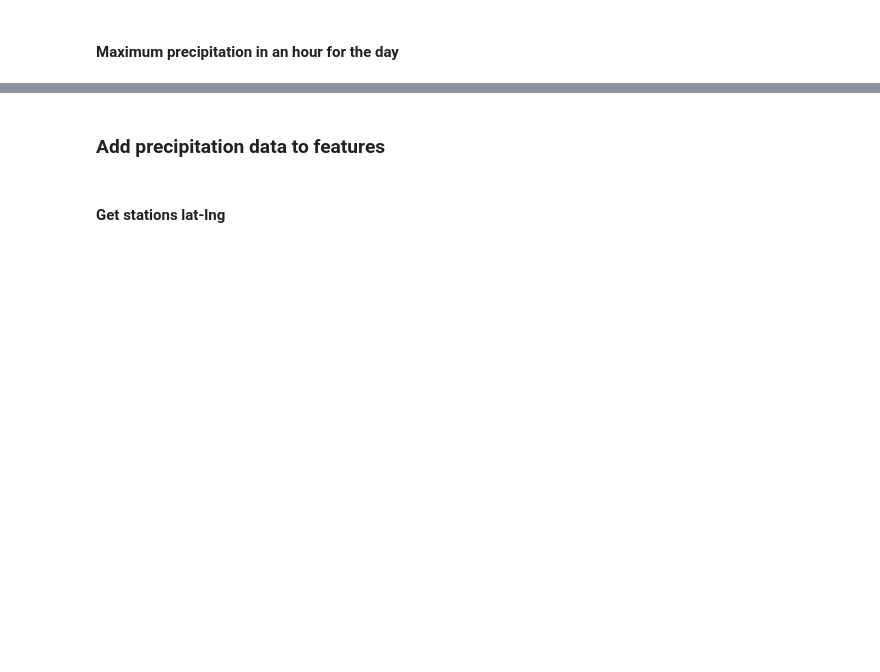
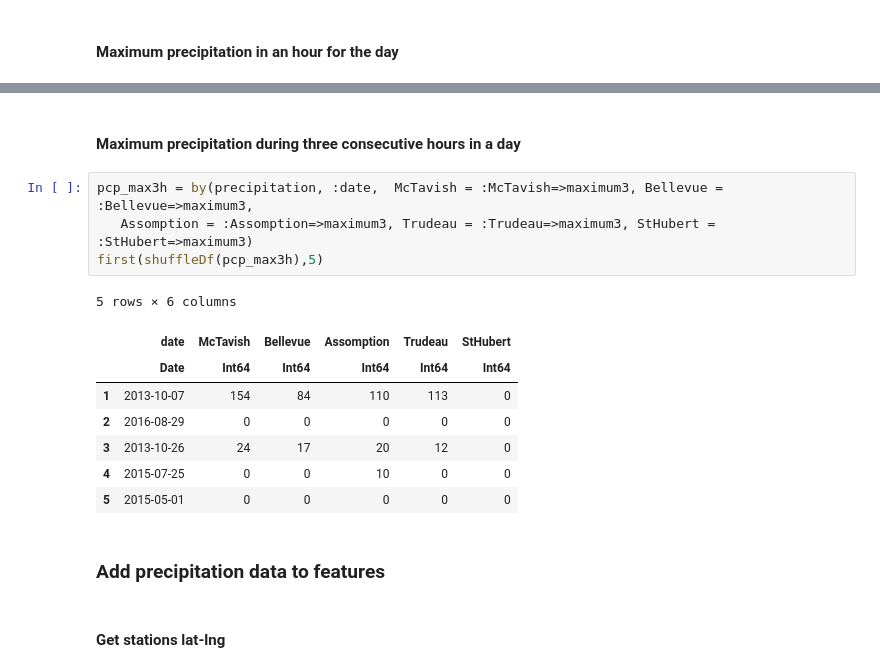
Before and after one commit to JeyzerMC/MTH3302-Project, a Jupyter notebook: RF_Model.ipynb, the cells around one changed output, grey strips where cells are left out. Cells and saved outputs as stored; diff of their text form; blank space fills up the shorter version.

```diff
--- a/RF_Model.ipynb
+++ b/RF_Model.ipynb
@@ -153,3 +153,18 @@ first(shuffleDf(pcp_max),5)
+# %% [markdown]
+#### Maximum precipitation during three consecutive hours in a day
+# %%
+pcp_max3h = by(precipitation, :date,  McTavish = :McTavish=>maximum3, Bellevue = :Bellevue=>maximum3,
+   Assomption = :Assomption=>maximum3, Trudeau = :Trudeau=>maximum3, StHubert = :StHubert=>maximum3)
+first(shuffleDf(pcp_max3h),5)
+# %% [output]
+5 rows × 6 columns
+|  | date | McTavish | Bellevue | Assomption | Trudeau | StHubert |
+|  | Date | Int64 | Int64 | Int64 | Int64 | Int64 |
+| 1 | 2013-10-07 | 154 | 84 | 110 | 113 | 0 |
+| 2 | 2016-08-29 | 0 | 0 | 0 | 0 | 0 |
+| 3 | 2013-10-26 | 24 | 17 | 20 | 12 | 0 |
+| 4 | 2015-07-25 | 0 | 0 | 10 | 0 | 0 |
+| 5 | 2015-05-01 | 0 | 0 | 0 | 0 | 0 |
 # %% [markdown]
 ### Add precipitation data to features
 # %% [markdown]
```
Also changed, not shown: parts of 48 cells of this notebook, 3 other files.
